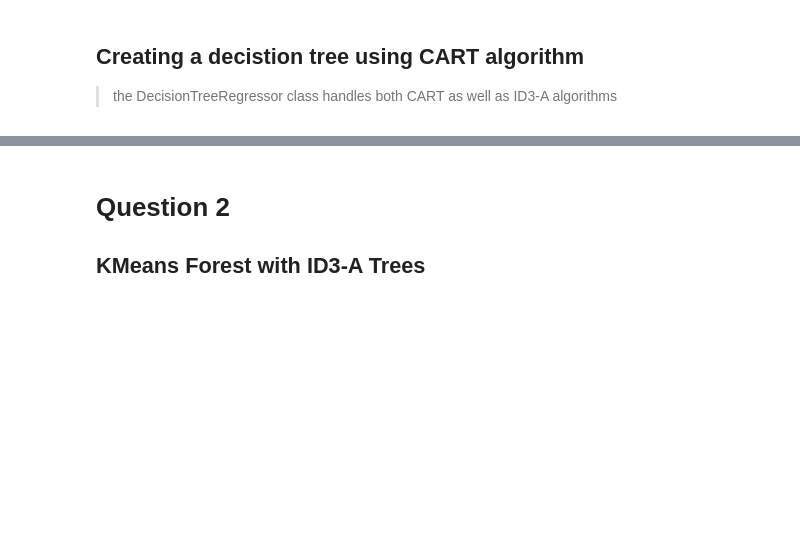
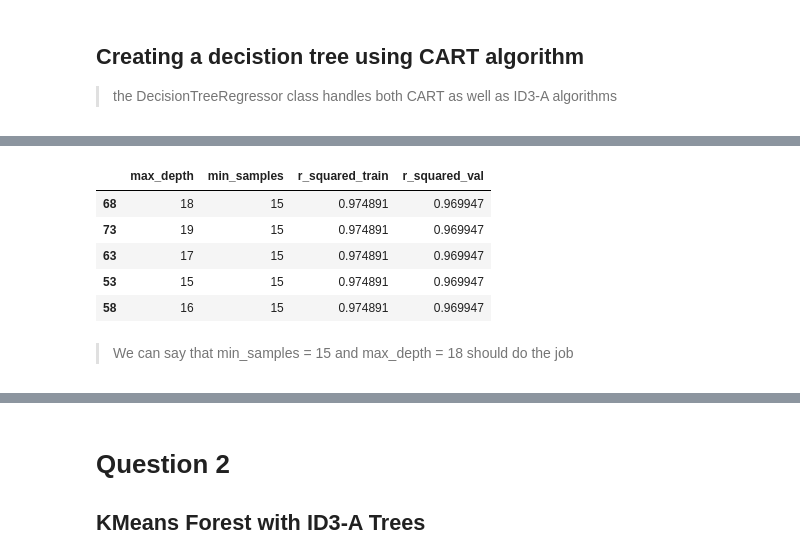
Before and after one commit to Pulkit-m/Machine-Learning, a Jupyter notebook: assignment1/assignment1.ipynb, the cells around one changed output, grey strips where cells are left out. Saved outputs shown, nothing was run; the diff lists cells and outputs as text; code cells hidden in the pictures; blank space fills up the shorter version.

```diff
--- a/assignment1/assignment1.ipynb
+++ b/assignment1/assignment1.ipynb
@@ -563,0 +590,20 @@ plt.show()
+# %%
+grid_search = {"max_depth": [], "min_samples": [], "r_squared_train": [], "r_squared_val": []}
+# grid_search = {"max_depth":[], "min_samples":[]}
+for max_depth in range(5,20):
+    for min_samples in range(3,20,4):
+        regressor = DecisionTreeRegressor(train_df, min_samples = min_samples, max_depth = max_depth, algo = 'CART')
+        tree = regressor.build_tree(train_df)
+
+        r_squared_train = regressor.r_squared(train_df, tree)
+        r_squared_val = regressor.r_squared(test_df, tree)
+
+        grid_search["max_depth"].append(max_depth)
+        grid_search["min_samples"].append(min_samples)
+        grid_search["r_squared_train"].append(r_squared_train)
+        grid_search["r_squared_val"].append(r_squared_val)
+
+    print(f"Progress: Iteration {max_depth}/20")
+
+grid_search = pd.DataFrame(grid_search)
+grid_search.sort_values("r_squared_val", ascending=False, inplace = True)
@@ -563,0 +816,12 @@ plt.show()
+# %%
+grid_search.to_csv("./data/hyperparameterTuningCART.csv")
+grid_search.head()
+# %% [output]
+|  | max_depth | min_samples | r_squared_train | r_squared_val |
+| 68 | 18 | 15 | 0.974891 | 0.969947 |
+| 73 | 19 | 15 | 0.974891 | 0.969947 |
+| 63 | 17 | 15 | 0.974891 | 0.969947 |
+| 53 | 15 | 15 | 0.974891 | 0.969947 |
+| 58 | 16 | 15 | 0.974891 | 0.969947 |
+# %% [markdown]
+> We can say that min_samples = 15 and max_depth = 18 should do the job
```
Also changed, not shown: parts of 12 cells of this notebook, 2 other files.
